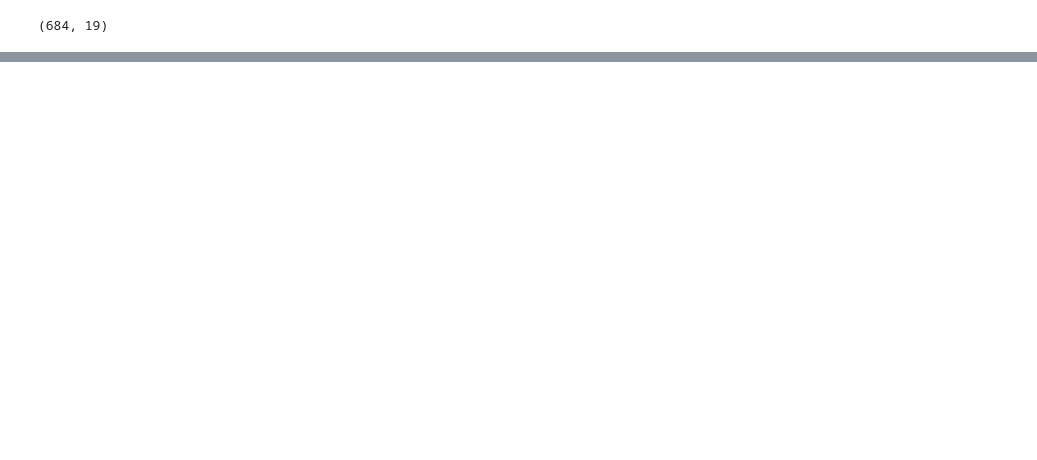
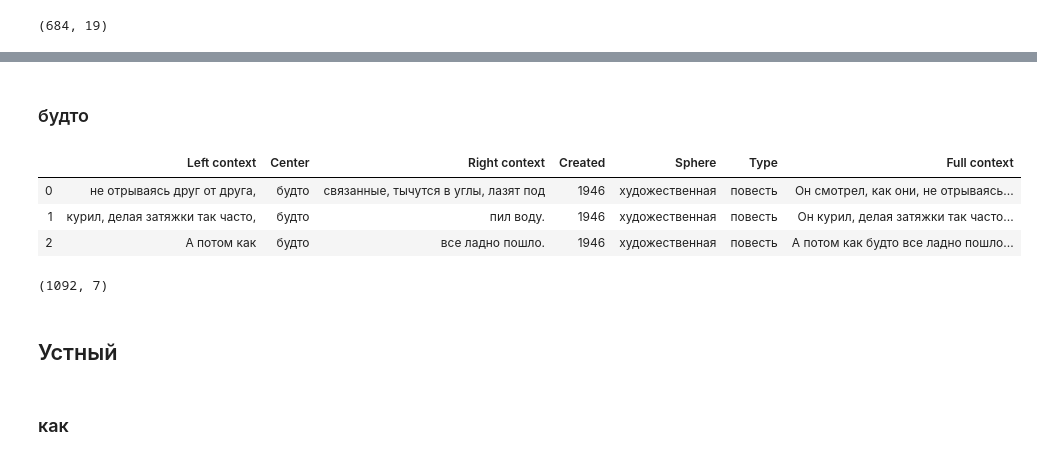
Before and after one commit to a-la-r/data, a Jupyter notebook: datasets.ipynb, the cells around one changed output, grey strips where cells are left out. Drawn from its saved outputs; the diff is of its cells as text; code cells hidden in the pictures; blank space fills up the shorter version.

```diff
--- a/datasets.ipynb
+++ b/datasets.ipynb
@@ -38,0 +104,17 @@ df_kak_wr.head(10)
+# %% [markdown]
+### будто
+# %%
+df_budto_wr = pd.read_excel('written_corpora_rand_budto.xlsx')
+# %%
+df_budto_wr = df_budto_wr.drop(['Reversed left context', 'Reversed center', 'Punct', 'Title', 'Author', 'Birthday', 'Header', 'Ambiguity', 'Medium', 'Topic', 'Publication', 'Publ_year'], axis=1)
+# %%
+df_budto_wr.head(3)
+# %% [output]
+|  | Left context | Center | Right context | Created | Sphere | Type | Full context |
+| 0 | не отрываясь друг от друга, | будто | связанные, тычутся в углы, лазят под | 1946 | художественная | повесть | Он смотрел, как они, не отрываясь... |
+| 1 | курил, делая затяжки так часто, | будто | пил воду. | 1946 | художественная | повесть | Он курил, делая затяжки так часто... |
+| 2 | А потом как | будто | все ладно пошло. | 1946 | художественная | повесть | А потом как будто все ладно пошло... |
+# %%
+df_budto_wr.shape
+# %% [output]
+(1092, 7)
@@ -38,0 +123,4 @@ df_kak_wr.head(10)
+# %% [markdown]
+## Устный
+# %% [markdown]
+### как
```
Also changed, not shown: parts of 68 cells of this notebook.
